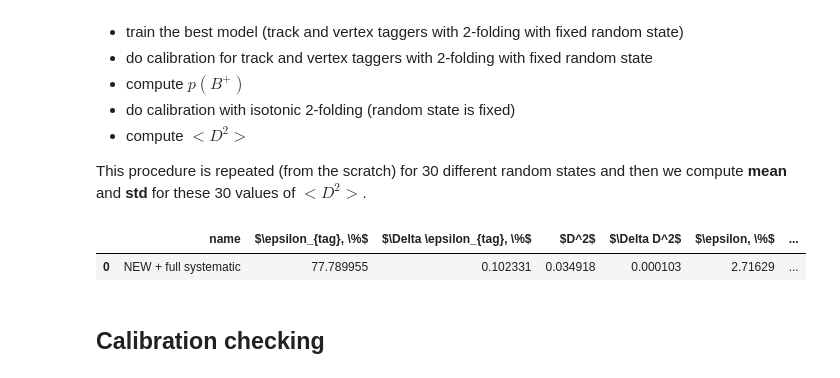
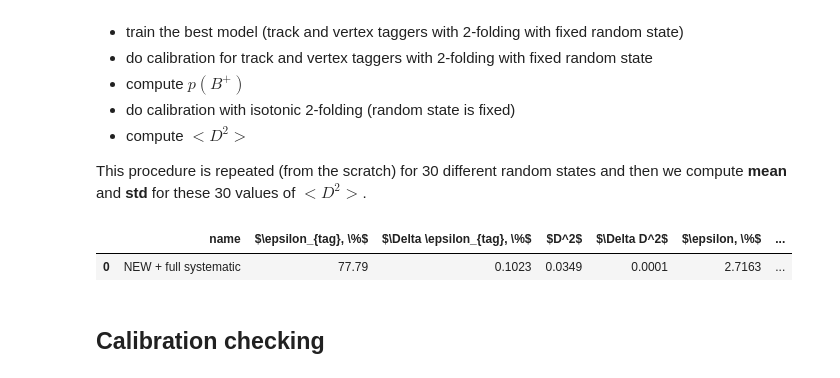
Before and after one commit to tlikhomanenko/tagging_LHCb, a Jupyter notebook: Analysis-scheme.ipynb, the cells around one changed output. Cells and saved outputs as stored; diff of their text form; code cells hidden in the pictures.

```diff
--- a/Analysis-scheme.ipynb
+++ b/Analysis-scheme.ipynb
@@ -17,6 +25,7 @@ https://github.com/tata-antares/tagging_LHCb/blob/master/old-tagging.ipynb
 # %% [markdown]
 ### Electron, muon, kaon and vertex taggers
 # %%
+pandas.set_option('display.precision', 4)
 pandas.read_csv('img/old-tagging-parts.csv').drop(['AUC, with untag', '$\Delta$ AUC, with untag'], axis=1)
 # %% [output]
 |  | name | $\epsilon_{tag}, \%$ | $\Delta \epsilon_{tag}, \%$ | $D^2$ | $\Delta D^2$ | $\epsilon, \%$ | ... |
@@ -33,4 +49,5 @@ pandas.read_csv('img/old-tagging-parts.csv').drop(['AUC, with untag', '$\Delta$
 # %%
+pandas.set_option('display.precision', 4)
 pandas.read_csv('img/old-tagging.csv').drop(['$\Delta$ AUC, with untag'], axis=1)
 # %% [output]
 |  | name | $\epsilon_{tag}, \%$ | $\Delta \epsilon_{tag}, \%$ | $D^2$ | $\Delta D^2$ | $\epsilon, \%$ | ... |
@@ -259,6 +286,7 @@ $$\Delta \epsilon = \sqrt{ \left(\frac{\Delta <D^2>}{<D^2>}\right)^2 + \left(\fr
 
 https://github.com/tata-antares/tagging_LHCb/blob/master/combined-tagging.ipynb
 # %%
+pandas.set_option('display.precision', 5)
 pandas.read_csv('img/new-tagging.csv').drop(['$\Delta$ AUC, with untag'], axis=1)
 # %% [output]
 |  | name | $\epsilon_{tag}, \%$ | $\Delta \epsilon_{tag}, \%$ | $D^2$ | $\Delta D^2$ | $\epsilon, \%$ | ... |
@@ -277,10 +305,11 @@ https://github.com/tata-antares/tagging_LHCb/blob/master/tagging-full-systematic
 
 This procedure is repeated (from the scratch) for 30 different random states and then we compute **mean** and **std** for these 30 values of $<D^2>$.
 # %%
+pandas.set_option('display.precision', 5)
 pandas.read_csv('img/new-tagging-systematic.csv')
 # %% [output]
 |  | name | $\epsilon_{tag}, \%$ | $\Delta \epsilon_{tag}, \%$ | $D^2$ | $\Delta D^2$ | $\epsilon, \%$ | ... |
-| 0 | NEW + full systematic | 77.789955 | 0.102331 | 0.034918 | 0.000103 | 2.71629 | ... |
+| 0 | NEW + full systematic | 77.79 | 0.1023 | 0.0349 | 0.0001 | 2.7163 | ... |
 # %% [markdown]
 ## Calibration checking
 # %%
```
Also changed, not shown: parts of 37 cells of this notebook.
